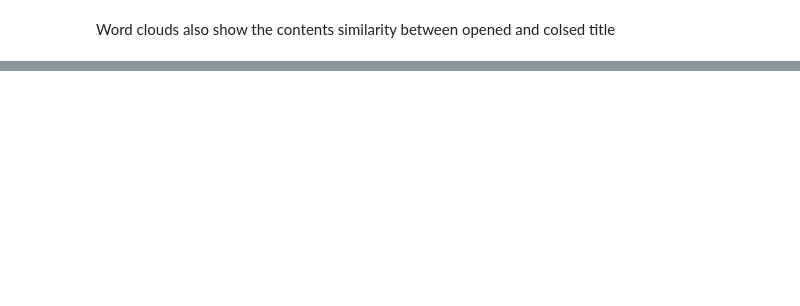
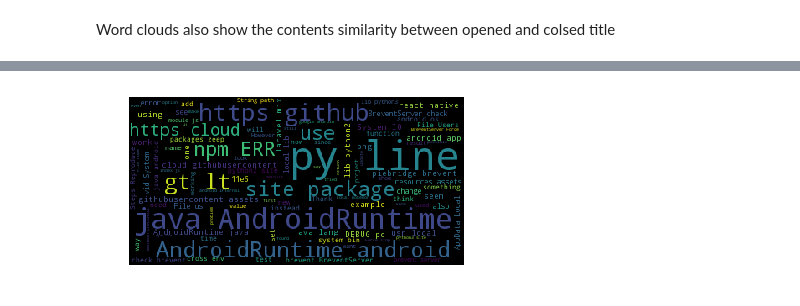
Before and after one commit to nicholas-alonzo/GitHub-Repo-Analysis, a Jupyter notebook: Event-Exploration_ql.ipynb, the cells around one changed output, grey strips where cells are left out. Cells and saved outputs as stored; diff of their text form; code cells hidden in the pictures; blank space fills up the shorter version.

```diff
--- a/Event-Exploration_ql.ipynb
+++ b/Event-Exploration_ql.ipynb
@@ -362,0 +477,7 @@ Word clouds also show the contents similarity between opened and colsed title
+# %%
+wordcloud = WordCloud().generate(" ".join(issue_comments_opened_description))
+plt.imshow(wordcloud)
+plt.axis("off")
+plt.show()
+# %% [output]
+[figure, added]
```
Also changed, not shown: parts of 21 cells of this notebook.
